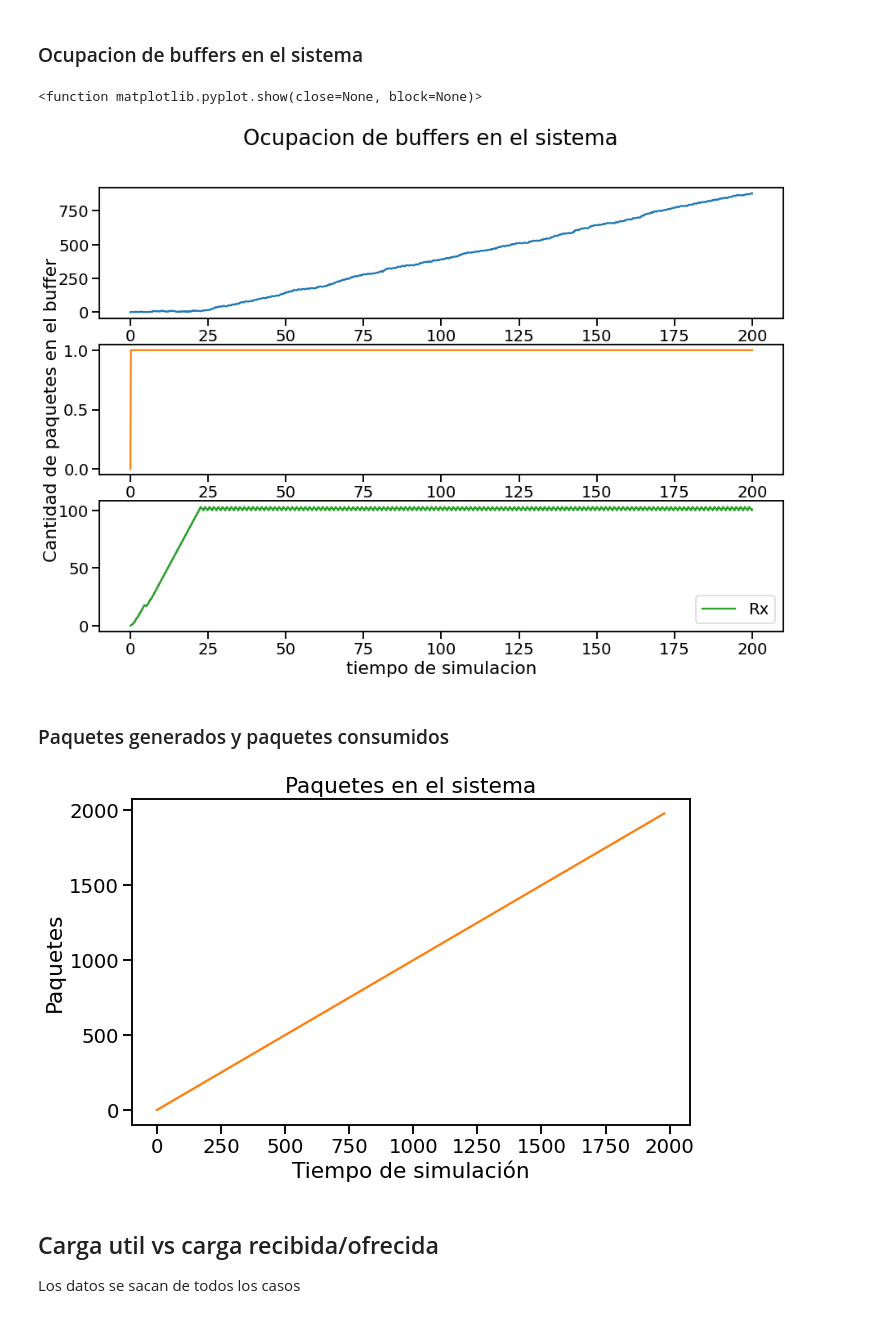
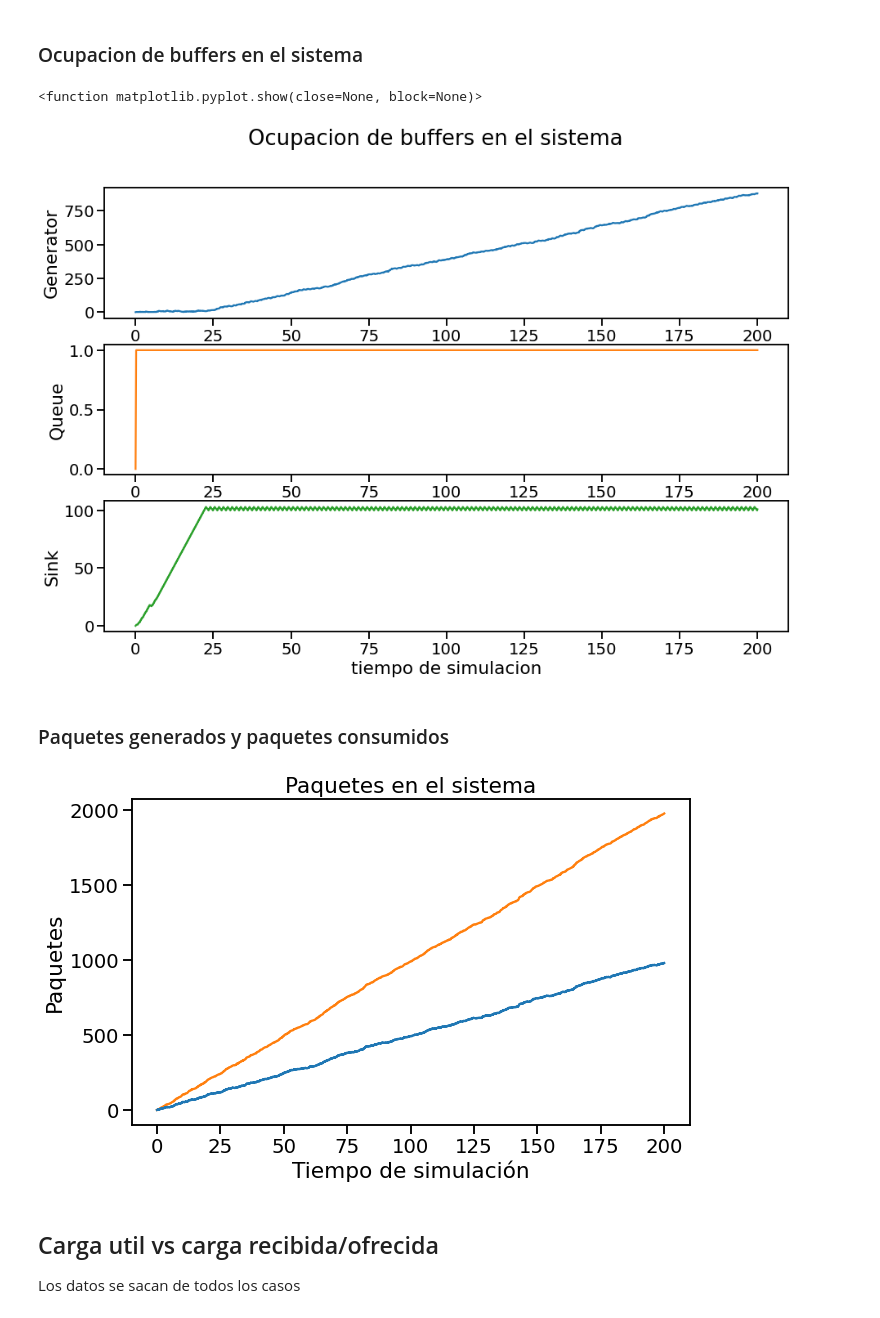
Before and after one commit to Kidmand/Redes-LAB-3, a Jupyter notebook: Notebook-results.ipynb, the cells around one changed output. Drawn from its saved outputs; the diff is of its cells as text; code cells hidden in the pictures.

```diff
--- a/Notebook-results.ipynb
+++ b/Notebook-results.ipynb
@@ -58,12 +58,13 @@ ax[1].plot(time_queue,buffer_queue, color='tab:orange', label="Nx")
 ax[2].plot(time_sink,buffer_sink, color='tab:green', label="Rx")
 plt.title('')
 plt.xlabel("tiempo de simulacion")
-ax[1].set_ylabel("Cantidad de paquetes en el buffer")
-plt.legend()
+ax[0].set_ylabel("Generator")
+ax[1].set_ylabel("Queue")
+ax[2].set_ylabel("Sink")
 plt.show
 # %% [output]
 <function matplotlib.pyplot.show(close=None, block=None)>
-[figure, old version]
+[figure, new version]
 # %% [markdown]
 ### Paquetes generados y paquetes consumidos
 # %%
@@ -73,7 +74,7 @@ caso = data[0]
 time_gen = caso.loc[(caso['module'] == 'Network.nodeTx.gen') & (caso['name'] == 'packetSent'), 'vectime'].tolist()
 packets_gen = caso.loc[(caso['module'] == 'Network.nodeTx.gen') & (caso['name'] == 'packetSent'), 'vecvalue'].tolist()
 
-time_sink = caso.loc[(caso['module'] == 'Network.nodeRx.sink') & (caso['name'] == 'packetReceived'), 'vectime'].tolist()
+time_sink = caso.loc[(caso['module'] == 'Network.nodeRx.sink') & (caso['name'] == 'packetReceived'), 'vectime'].tolist() # Delay?
 packets_sink = caso.loc[(caso['module'] == 'Network.nodeRx.sink') & (caso['name'] == 'packetReceived'), 'vecvalue'].tolist()
 
 # Convertimos los valores a flotantes
@@ -84,41 +85,45 @@ packets_sink = list(map(float,packets_sink[0].split()))
 
 time = []
 count_gen = 0
 count_sink = 0
 while count_gen < len(time_gen) or count_sink < len(time_sink):
     if count_gen < len(time_gen) and ( count_sink >= len(time_sink) or (count_sink < len(time_sink) and time_gen[count_gen] < time_sink[count_sink])):
         time.append(time_gen[count_gen])
         count_gen += 1
     else:
         time.append(time_sink[count_sink])
         count_sink += 1
 
-network_packets = []
+generate_packets = []
 count_gen = 0
 for i in range(0,len(time)):
     if count_gen < len(time_gen) and time_gen[count_gen] <= time[i] :
-        network_packets.append(packets_gen[count_gen])
+        generate_packets.append(packets_gen[count_gen])
         count_gen += 1
     else:
-        network_packets.append(packets_gen[count_gen-1])
+        generate_packets.append(packets_gen[count_gen-1])
 
-network_packets_copy = network_packets.copy()
+network_packets = generate_packets.copy()
 count_sink = 0
+sinking_pks = 0
 for i in range(0,len(time)):
-    if count_sink < len(time_sink) and time_sink[count_sink] <= time[i]: # FIXME: por los datos mal tomados no anda bien esta guarda
+    if count_sink < len(time_sink) and time_sink[count_sink] <= time[i]:
         network_packets[i] -= packets_sink[count_sink]
+        sinking_pks = packets_sink[count_sink]
+        count_sink += 1
     else:
-        count_sink += 1
+        network_packets[i] -= sinking_pks
 
 # Graficamos el gráfico de líneas
 plt.figure(figsize=(10, 6))
-plt.plot(network_packets_copy, network_packets, color='tab:orange', label='pks')
+plt.plot(time, generate_packets, color='tab:orange', label='gen')
+plt.plot(time, network_packets, color='tab:blue', label='net')
 plt.title('Paquetes en el sistema')
 plt.xlabel('Tiempo de simulación')
 plt.ylabel('Paquetes')
 plt.show()
 # %% [output]
-[figure, old version]
+[figure, new version]
 # %% [markdown]
 ## Carga util vs carga recibida/ofrecida
 Los datos se sacan de todos los casos
```
